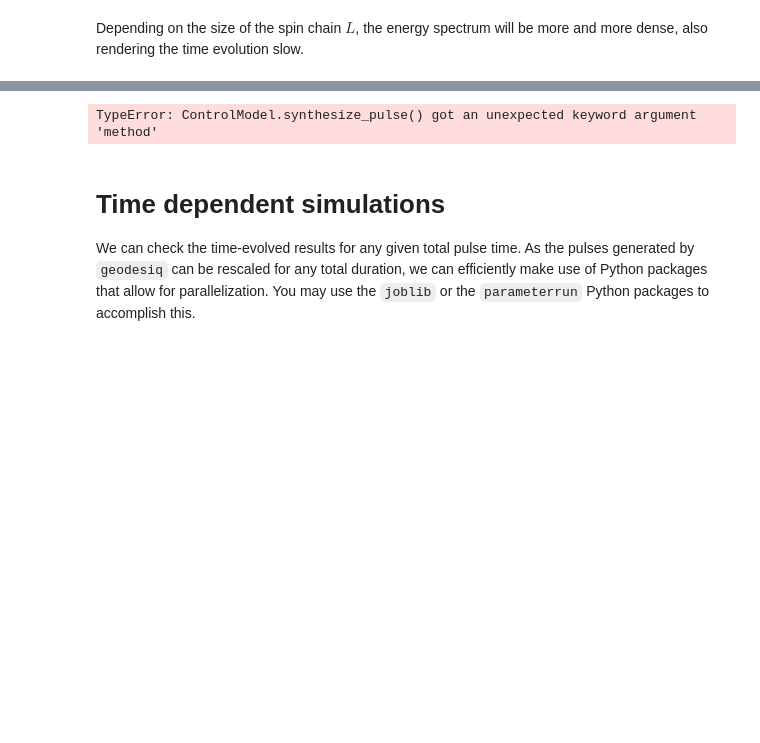
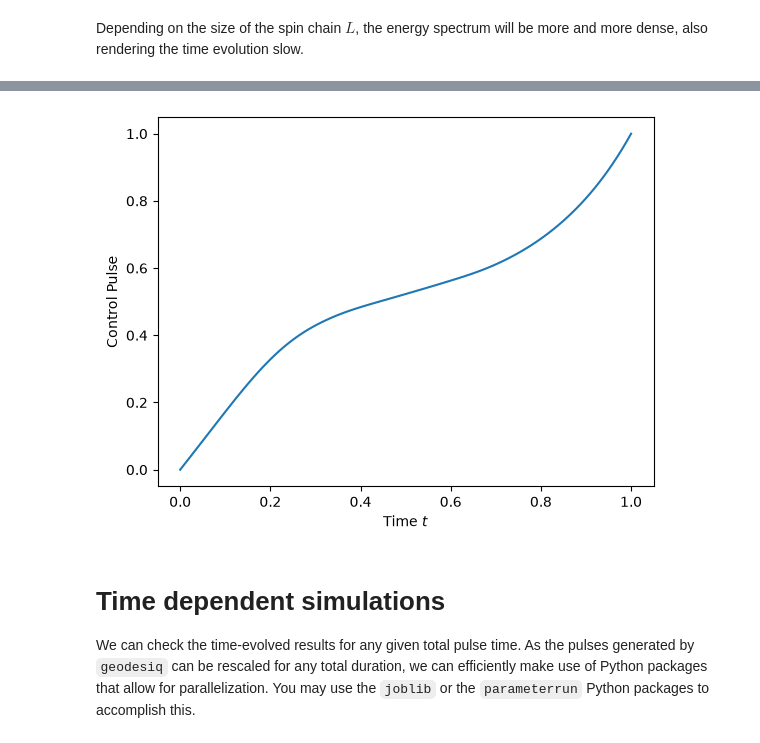
Before and after one commit to geodesiq-control/geodesiq-control, a Jupyter notebook: examples/many_body.ipynb, the cells around one changed output, grey strips where cells are left out. Drawn from its saved outputs; the diff is of its cells as text; code cells hidden in the pictures; blank space fills up the shorter version.

```diff
--- a/examples/many_body.ipynb
+++ b/examples/many_body.ipynb
@@ -61,8 +72,9 @@ ising.plot_eigenvalues(legend=False);
 # %%
 ising.solve_problem(pulse_accuracy=int(100))
-ising.synthesize_pulse(duration=1, method='plot');
+pulse = ising.synthesize_pulse(duration=1)
+pulse.plot_pulse();
 # %% [output]
-TypeError: ControlModel.synthesize_pulse() got an unexpected keyword argument 'method'
+[figure, added]
 # %% [markdown]
 # Time dependent simulations
 
```
Also changed, not shown: parts of 5 cells of this notebook, 2 other files.
